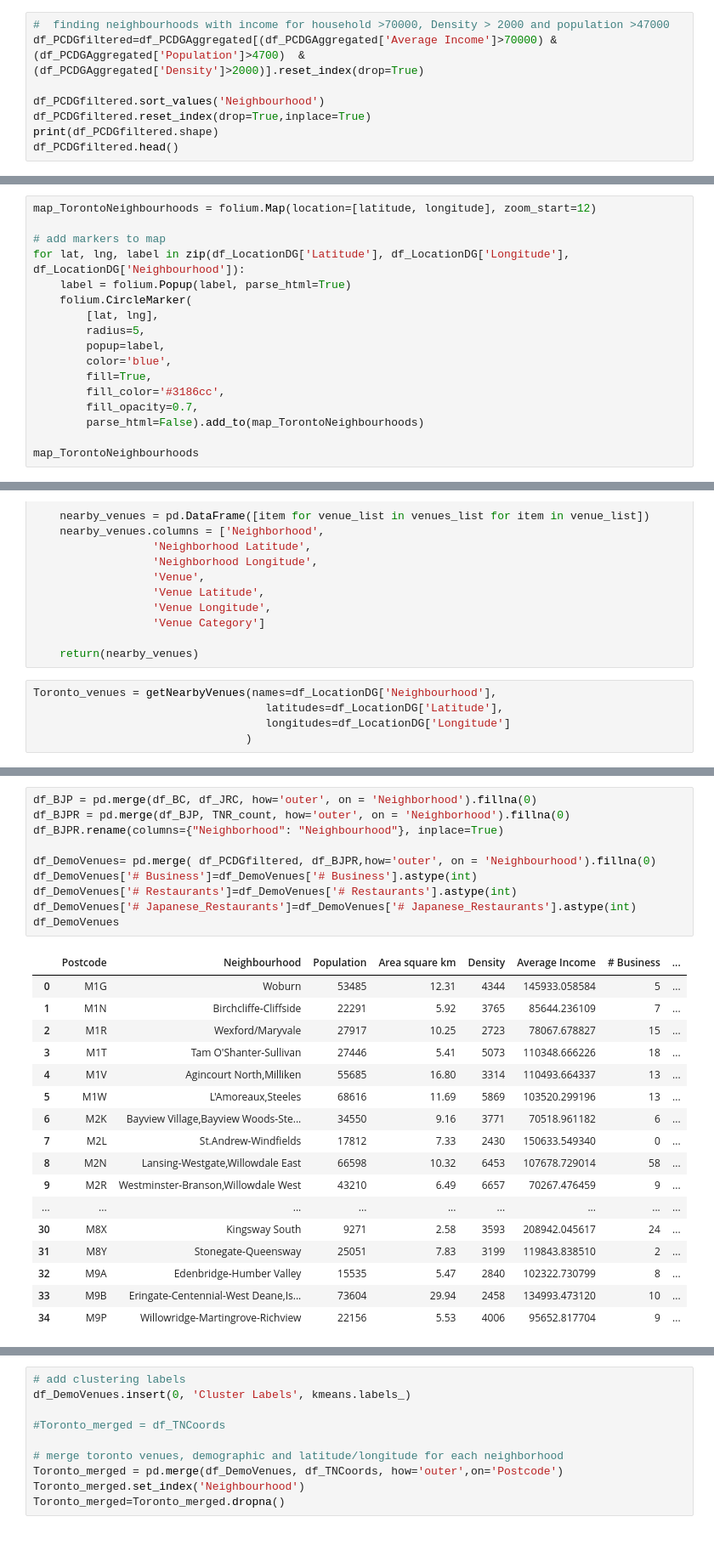
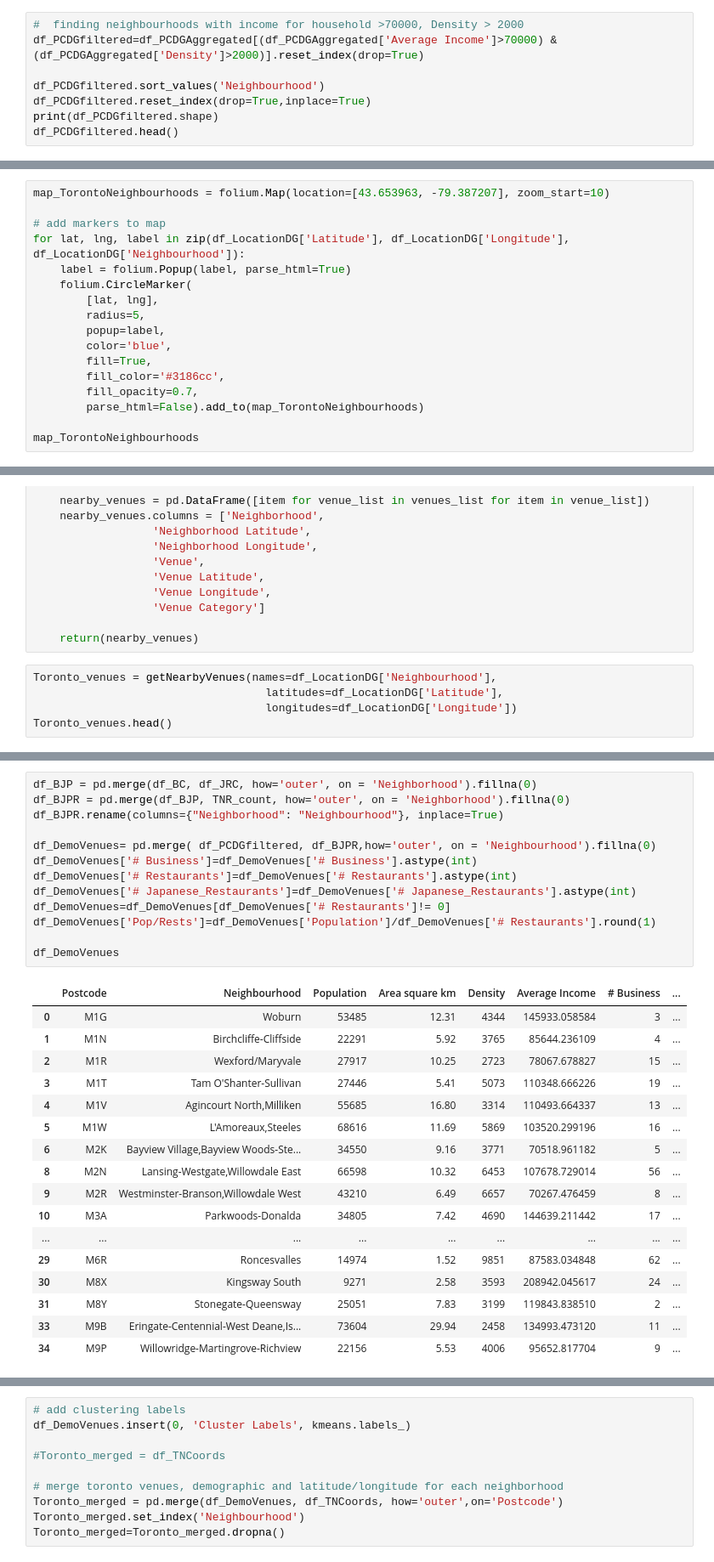
Before and after one commit to henru98/Coursera_Capstone, a Jupyter notebook: TorontoRestaurantLocation.ipynb, the cells around one changed output, grey strips where cells are left out. Shown: that part at 85% size. Saved outputs shown, nothing was run; the diff lists cells and outputs as text.

```diff
--- a/TorontoRestaurantLocation.ipynb
+++ b/TorontoRestaurantLocation.ipynb
@@ -391,6 +408,6 @@ Filter out neighbourhoods that don't meet the population > 4700, Density >2000,
 # %%
-#  finding neighbourhoods with income for household >70000, Density > 2000 and population >47000
-df_PCDGfiltered=df_PCDGAggregated[(df_PCDGAggregated['Average Income']>70000) &(df_PCDGAggregated['Population']>4700)  & (df_PCDGAggregated['Density']>2000)].reset_index(drop=True)
+#  finding neighbourhoods with income for household >70000, Density > 2000
+df_PCDGfiltered=df_PCDGAggregated[(df_PCDGAggregated['Average Income']>70000) & (df_PCDGAggregated['Density']>2000)].reset_index(drop=True)
 
 df_PCDGfiltered.sort_values('Neighbourhood')
 df_PCDGfiltered.reset_index(drop=True,inplace=True)
@@ -499,5 +516,5 @@ Visualize the neighbourhood on map
 # %%
-map_TorontoNeighbourhoods = folium.Map(location=[latitude, longitude], zoom_start=12)
+map_TorontoNeighbourhoods = folium.Map(location=[43.653963, -79.387207], zoom_start=10)
 
 # add markers to map
 for lat, lng, label in zip(df_LocationDG['Latitude'], df_LocationDG['Longitude'], df_LocationDG['Neighbourhood']):
@@ -602,8 +619,8 @@ def getNearbyVenues(names, latitudes, longitudes, radius=1000):
 # %%
 Toronto_venues = getNearbyVenues(names=df_LocationDG['Neighbourhood'],
                                    latitudes=df_LocationDG['Latitude'],
-                                   longitudes=df_LocationDG['Longitude']
-                                )
+                                   longitudes=df_LocationDG['Longitude'])
+Toronto_venues.head()
 # %% [output]
 Rosedale-Moore Park
 Lawrence Park South
@@ -908,30 +931,33 @@ There are 245 uniques categories.
 # %%
 df_BJP = pd.merge(df_BC, df_JRC, how='outer', on = 'Neighborhood').fillna(0)
 df_BJPR = pd.merge(df_BJP, TNR_count, how='outer', on = 'Neighborhood').fillna(0)
 df_BJPR.rename(columns={"Neighborhood": "Neighbourhood"}, inplace=True)
 
 df_DemoVenues= pd.merge( df_PCDGfiltered, df_BJPR,how='outer', on = 'Neighbourhood').fillna(0)
 df_DemoVenues['# Business']=df_DemoVenues['# Business'].astype(int)
 df_DemoVenues['# Restaurants']=df_DemoVenues['# Restaurants'].astype(int)
 df_DemoVenues['# Japanese_Restaurants']=df_DemoVenues['# Japanese_Restaurants'].astype(int)
+df_DemoVenues=df_DemoVenues[df_DemoVenues['# Restaurants']!= 0]
+df_DemoVenues['Pop/Rests']=df_DemoVenues['Population']/df_DemoVenues['# Restaurants'].round(1)
+
 df_DemoVenues
 # %% [output]
 |  | Postcode | Neighbourhood | Population | Area square km | Density | Average Income | # Business | ... |
-| 0 | M1G | Woburn | 53485 | 12.31 | 4344 | 145933.058584 | 5 | ... |
-| 1 | M1N | Birchcliffe-Cliffside | 22291 | 5.92 | 3765 | 85644.236109 | 7 | ... |
+| 0 | M1G | Woburn | 53485 | 12.31 | 4344 | 145933.058584 | 3 | ... |
+| 1 | M1N | Birchcliffe-Cliffside | 22291 | 5.92 | 3765 | 85644.236109 | 4 | ... |
 | 2 | M1R | Wexford/Maryvale | 27917 | 10.25 | 2723 | 78067.678827 | 15 | ... |
-| 3 | M1T | Tam O'Shanter-Sullivan | 27446 | 5.41 | 5073 | 110348.666226 | 18 | ... |
+| 3 | M1T | Tam O'Shanter-Sullivan | 27446 | 5.41 | 5073 | 110348.666226 | 19 | ... |
 | 4 | M1V | Agincourt North,Milliken | 55685 | 16.80 | 3314 | 110493.664337 | 13 | ... |
-| 5 | M1W | L'Amoreaux,Steeles | 68616 | 11.69 | 5869 | 103520.299196 | 13 | ... |
-| 6 | M2K | Bayview Village,Bayview Woods-Ste... | 34550 | 9.16 | 3771 | 70518.961182 | 6 | ... |
-| 7 | M2L | St.Andrew-Windfields | 17812 | 7.33 | 2430 | 150633.549340 | 0 | ... |
-| 8 | M2N | Lansing-Westgate,Willowdale East | 66598 | 10.32 | 6453 | 107678.729014 | 58 | ... |
-| 9 | M2R | Westminster-Branson,Willowdale West | 43210 | 6.49 | 6657 | 70267.476459 | 9 | ... |
+| 5 | M1W | L'Amoreaux,Steeles | 68616 | 11.69 | 5869 | 103520.299196 | 16 | ... |
+| 6 | M2K | Bayview Village,Bayview Woods-Ste... | 34550 | 9.16 | 3771 | 70518.961182 | 5 | ... |
+| 8 | M2N | Lansing-Westgate,Willowdale East | 66598 | 10.32 | 6453 | 107678.729014 | 56 | ... |
+| 9 | M2R | Westminster-Branson,Willowdale West | 43210 | 6.49 | 6657 | 70267.476459 | 8 | ... |
+| 10 | M3A | Parkwoods-Donalda | 34805 | 7.42 | 4690 | 144639.211442 | 17 | ... |
 | ... | ... | ... | ... | ... | ... | ... | ... | ... |
+| 29 | M6R | Roncesvalles | 14974 | 1.52 | 9851 | 87583.034848 | 62 | ... |
 | 30 | M8X | Kingsway South | 9271 | 2.58 | 3593 | 208942.045617 | 24 | ... |
 | 31 | M8Y | Stonegate-Queensway | 25051 | 7.83 | 3199 | 119843.838510 | 2 | ... |
-| 32 | M9A | Edenbridge-Humber Valley | 15535 | 5.47 | 2840 | 102322.730799 | 8 | ... |
-| 33 | M9B | Eringate-Centennial-West Deane,Is... | 73604 | 29.94 | 2458 | 134993.473120 | 10 | ... |
+| 33 | M9B | Eringate-Centennial-West Deane,Is... | 73604 | 29.94 | 2458 | 134993.473120 | 11 | ... |
 | 34 | M9P | Willowridge-Martingrove-Richview | 22156 | 5.53 | 4006 | 95652.817704 | 9 | ... |
 # %%
 #df_DemoVenues exclude string neighbourhoods, borough, postal, code
```
Also changed, not shown: parts of 56 cells of this notebook.
